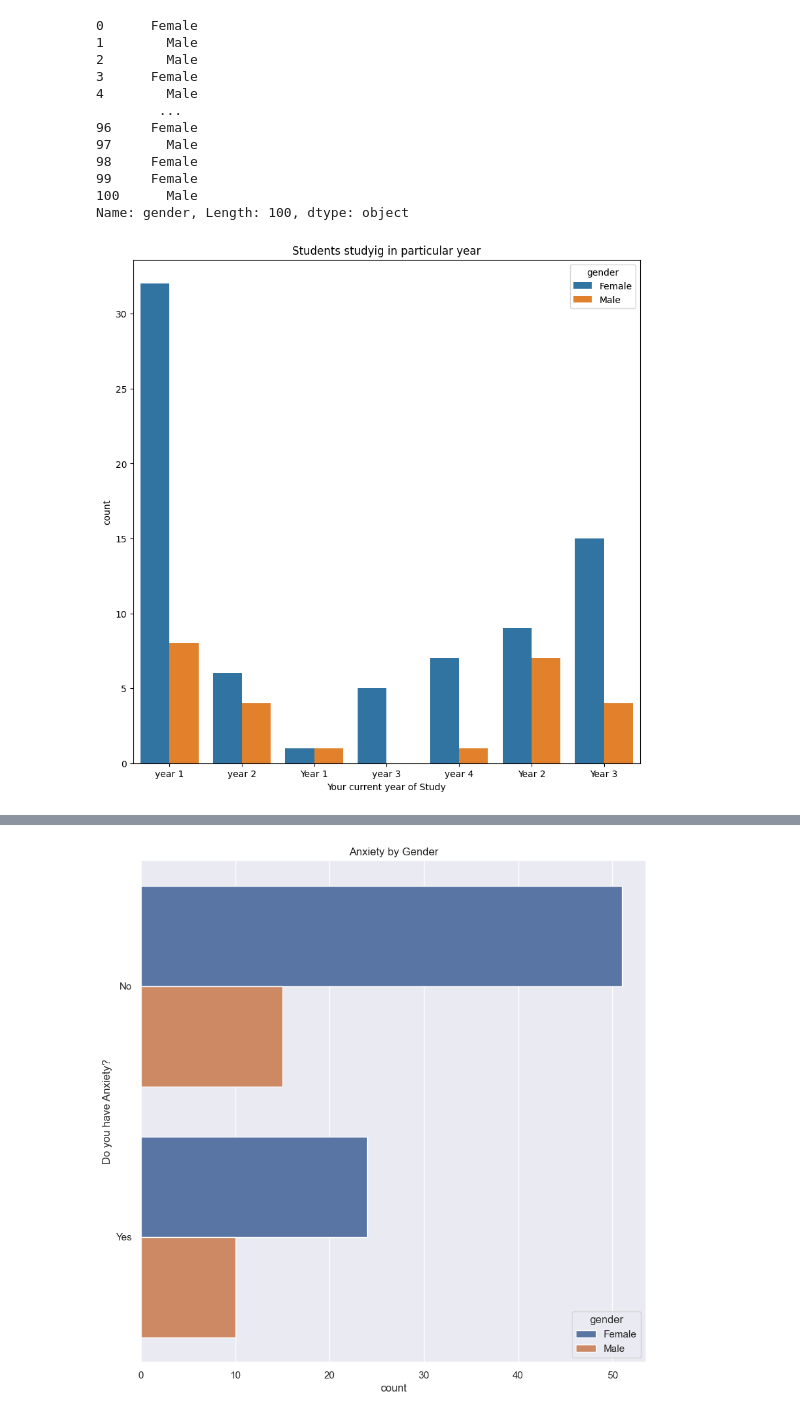
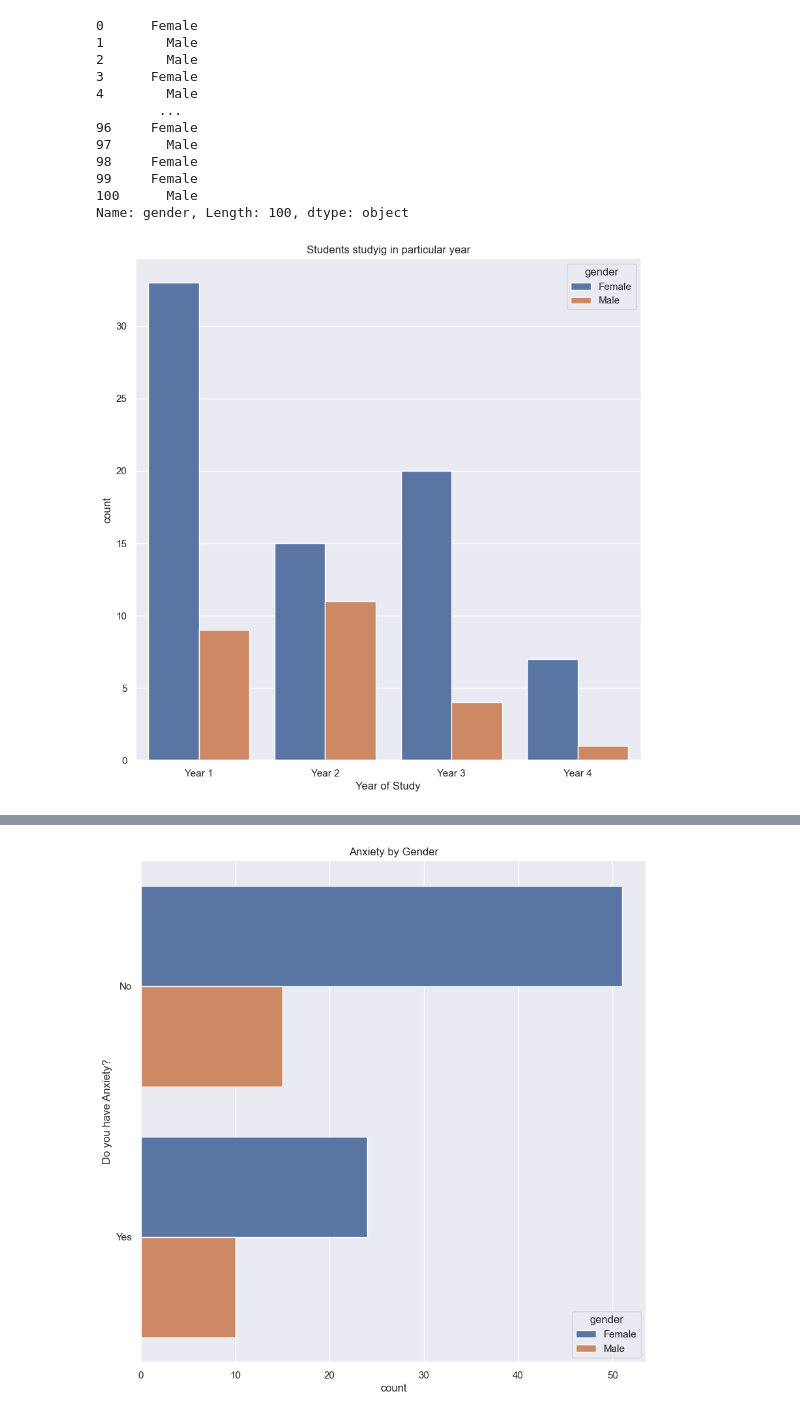
Before and after one commit to sukhnaazsingh/studentMentalHealth, a Jupyter notebook: analyse.ipynb, the cells around one changed output, grey strips where cells are left out. Saved outputs shown, nothing was run; the diff lists cells and outputs as text; code cells hidden in the pictures.

```diff
--- a/analyse.ipynb
+++ b/analyse.ipynb
@@ -65,2 +63,7 @@ plt.title("Age distribution");
 # %%
-df.rename(columns = {'Choose your gender': 'gender'}, inplace = True)
+df['Year of Study'] = df['Your current year of Study'].str.lower().str.capitalize()
+
+df['CGPA_gender'] = df['What is your CGPA?'].apply(lambda x: (float(x.split('-')[0].strip()) + float(x.split('-')[1].strip())) / 2)
+
+# Change the type of the column to float
+df['CGPA_gender'] = df['CGPA_gender'].astype(float)
@@ -89,10 +144,16 @@ df['gender']
 Name: gender, Length: 100, dtype: object
 # %%
 plt.figure(figsize=(10,10))
-sns.countplot(data=df, x='Your current year of Study', hue='gender')
-plt.title("Students studyig in particular year");
+sns.countplot(data=df, x='Year of Study', hue='gender')
+plt.title("Students studyig in particular year")
+
+img = io.BytesIO()
+plt.savefig(img, format='png')
+img.seek(0)
+
+study_per_year_distribution_plot = base64.b64encode(img.getvalue()).decode()
 # %% [output]
-[figure, old version]
+[figure, new version]
 # %%
 plt.figure(figsize=(10,10))
 sns.countplot(data=df, x='Do you have Anxiety?',hue='Do you have Depression?')
```
Also changed, not shown: parts of 13 cells of this notebook, 3 other files.
